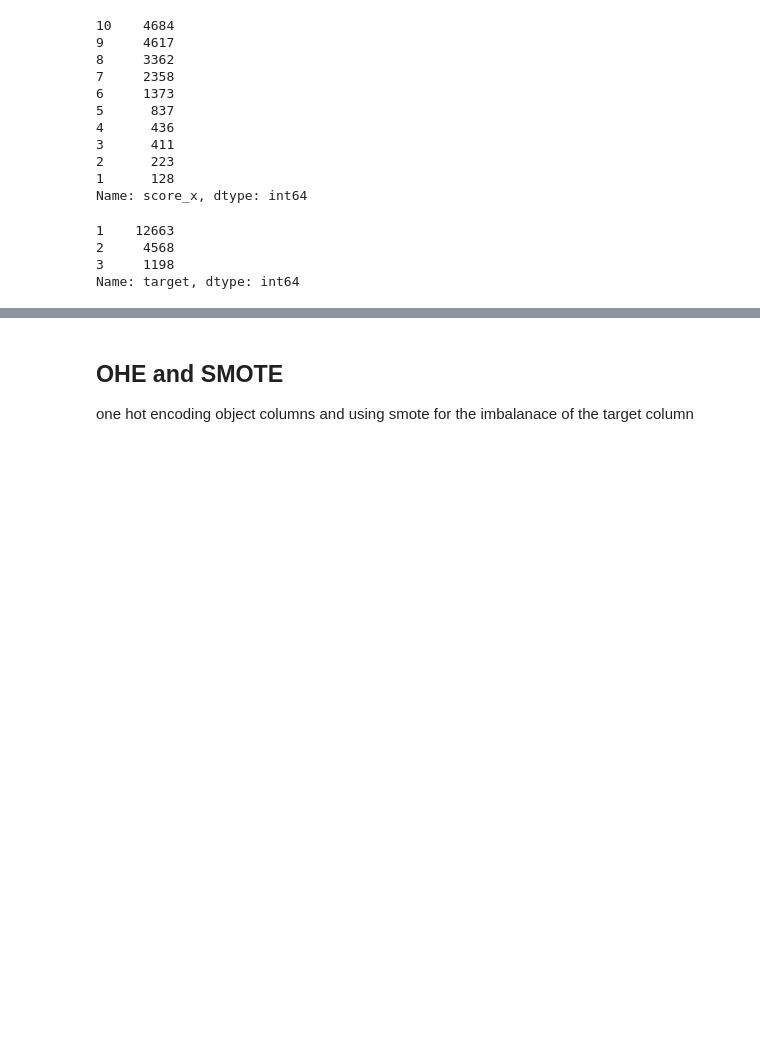
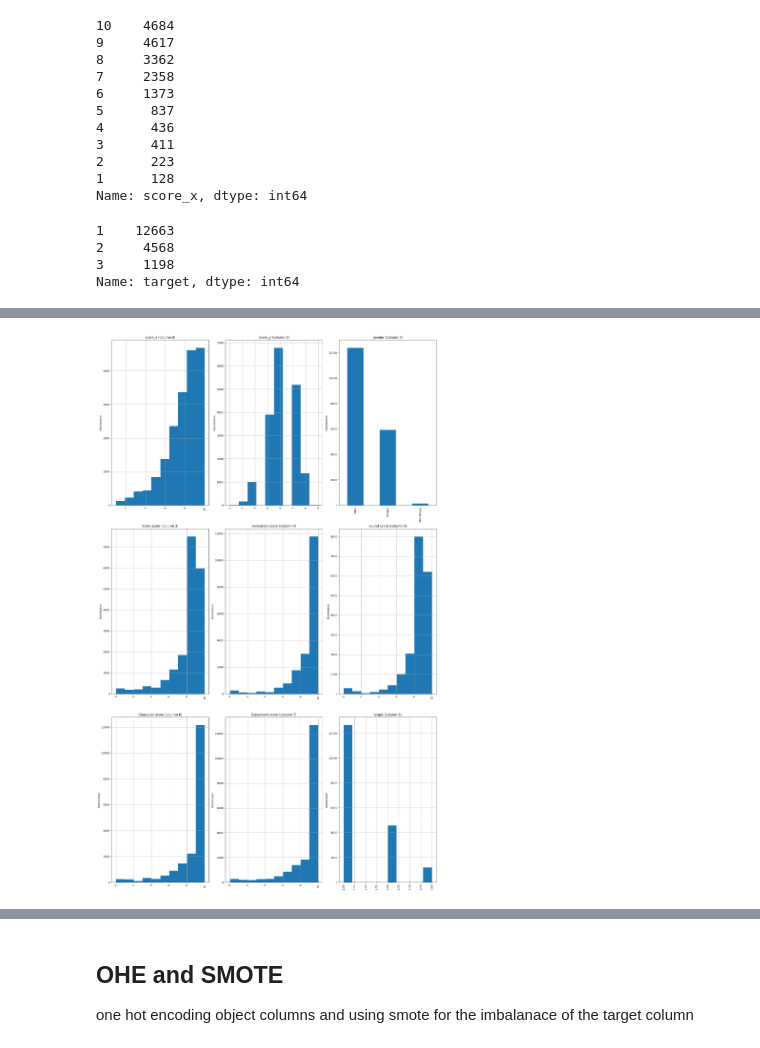
Before and after one commit to ileneee/Anime-Classification, a Jupyter notebook: master_notebook.ipynb, the cells around one changed output, grey strips where cells are left out. Saved outputs shown, nothing was run; the diff lists cells and outputs as text; code cells hidden in the pictures; blank space fills up the shorter version.

```diff
--- a/master_notebook.ipynb
+++ b/master_notebook.ipynb
@@ -387,0 +406,26 @@ Name: target, dtype: int64
+# %%
+# Distribution graphs (histogram/bar graph) of column data
+def plotPerColumnDistribution(df, nGraphShown, nGraphPerRow):
+    nunique = df.nunique()
+    df = df[[col for col in df if nunique[col] > 1 and nunique[col] < 50]] # For displaying purposes, pick columns that have between 1 and 50 unique values
+    nRow, nCol = df.shape
+    columnNames = list(df)
+    nGraphRow = (nCol + nGraphPerRow - 1) / nGraphPerRow
+    plt.figure(num = None, figsize = (6 * nGraphPerRow, 8 * nGraphRow), dpi = 80, facecolor = 'w', edgecolor = 'k')
+    for i in range(min(nCol, nGraphShown)):
+        plt.subplot(nGraphRow, nGraphPerRow, i + 1)
+        columnDf = df.iloc[:, i]
+        if (not np.issubdtype(type(columnDf.iloc[0]), np.number)):
+            valueCounts = columnDf.value_counts()
+            valueCounts.plot.bar()
+        else:
+            columnDf.hist()
+        plt.ylabel('Distribution')
+        plt.xticks(rotation = 90)
+        plt.title(f'{columnNames[i]} (column {i})')
+    plt.tight_layout(pad = 1.0, w_pad = 1.0, h_pad = 1.0)
+    plt.show()
+# %%
+plotPerColumnDistribution(mergeddf, 25 ,3)
+# %% [output]
+[figure, added]
```
Also changed, not shown: parts of 14 cells of this notebook.
